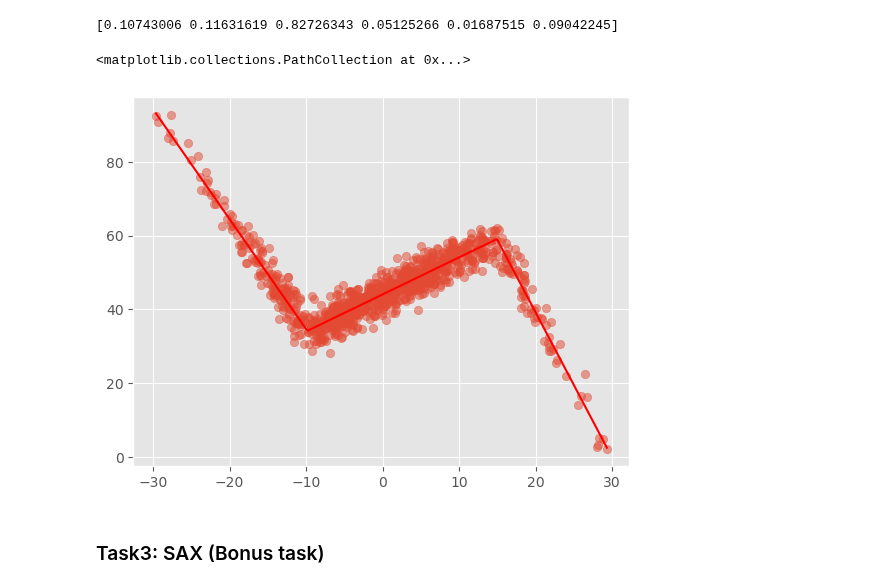
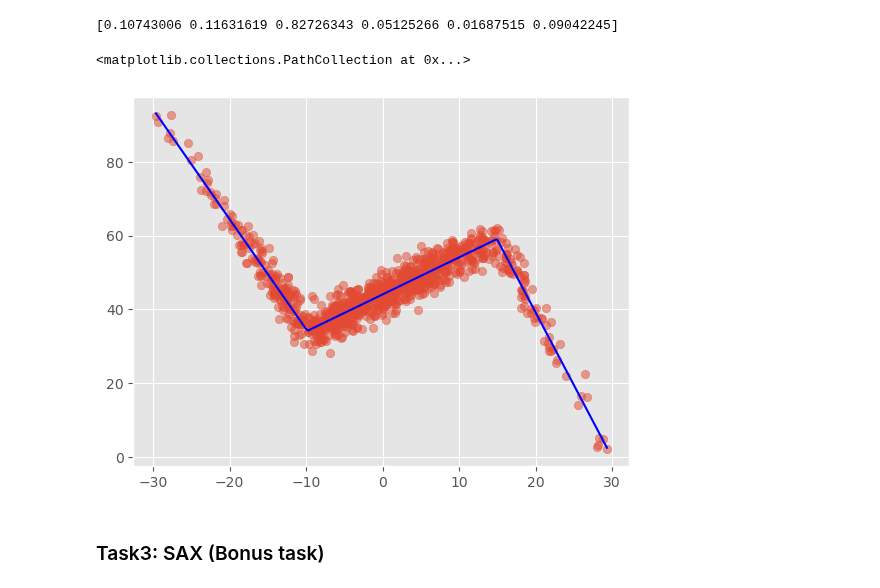
Before and after one commit to KlaraGtknst/TSDM_WS23_34, a Jupyter notebook: Exercise_03_representation.ipynb, the cells around one changed output. Drawn from its saved outputs; the diff is of its cells as text; code cells hidden in the pictures.

Commit message:
feat: better colour for piecewise linear

```diff
--- a/Exercise_03_representation.ipynb
+++ b/Exercise_03_representation.ipynb
@@ -157,11 +157,11 @@ print(perr)
 # %%
 # plot the fit function
 xs = np.sort(x)
-plt.plot(xs, piecewise_linear(xs, *p), c="r", label="Piecewise Linear Fit")
+plt.plot(xs, piecewise_linear(xs, *p), c="blue", label="Piecewise Linear Fit")
 plt.scatter(x, y, marker="o", linewidth=0.5, alpha=0.5, label="Original Data")
 # %% [output]
 <matplotlib.collections.PathCollection at 0x...>
-[figure, old version]
+[figure, new version]
 # %% [markdown]
 ### Task3: SAX  (Bonus task)
 # %%
```
